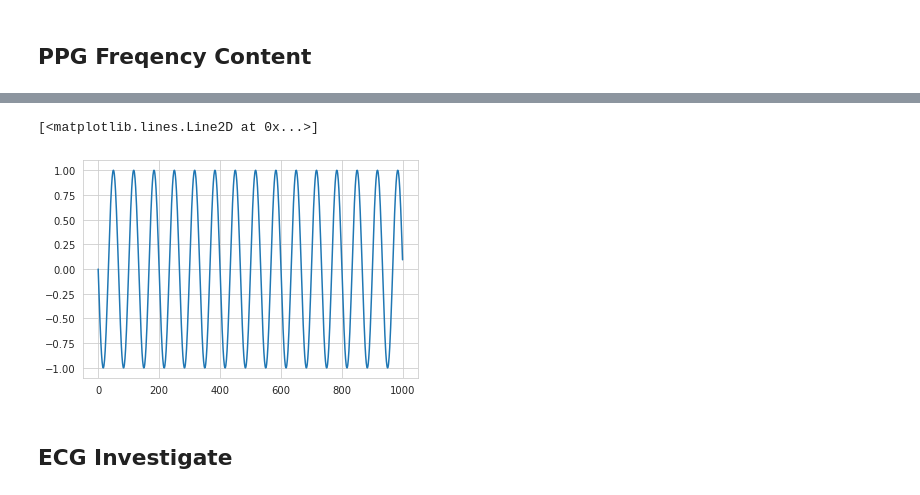
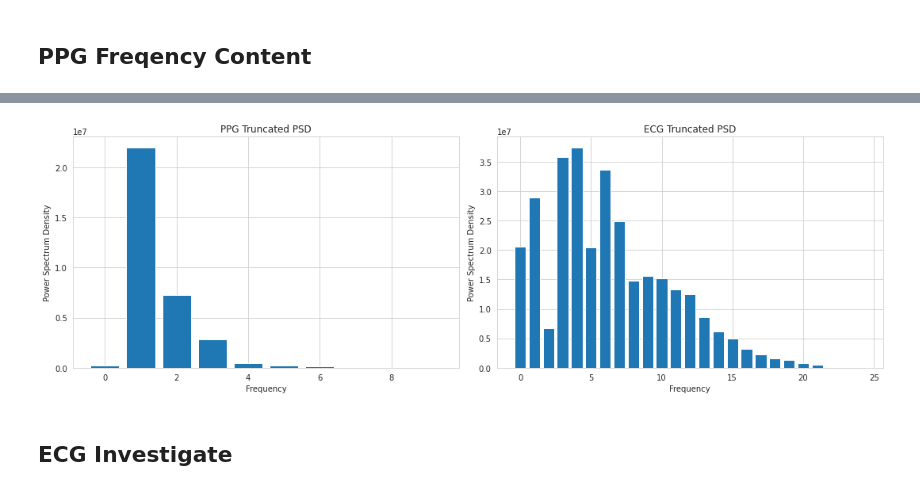
Before and after one commit to WHITSNAK/sta542-sp23, a Jupyter notebook: explore.ipynb, the cells around one changed output, grey strips where cells are left out. Drawn from its saved outputs; the diff is of its cells as text; code cells hidden in the pictures.

```diff
--- a/explore.ipynb
+++ b/explore.ipynb
@@ -272,8 +211,28 @@ plt.plot(ts, c1)
-# %%
-plt.plot(((np.cos(np.pi/2)+np.sin(np.pi/2)*1j) * np.exp(1j*2*np.pi*w*ts)).real)
-# %% [output]
-[<matplotlib.lines.Line2D at 0x...>]
-[figure, removed]
+# %%
+sns.set_style('whitegrid')
+
+fig, ax = plt.subplots(ncols=2, figsize=(15, 5))
+
+sr = pleth.iloc[20000+5:20000+200-3]
+ffts = np.fft.fft(sr)
+ffts[np.abs(ffts)**2 < 1000] = 0
+ax[0].bar(np.arange(10), np.abs(ffts[:10])**2)
+ax[0].set_title('PPG Truncated PSD')
+ax[0].set_xlabel('Frequency')
+ax[0].set_ylabel('Power Spectrum Density')
+
+sr = ecg1.iloc[20000:20180]
+ffts = np.fft.fft(sr)
+ffts[np.abs(ffts)**2 < 100000] = 0
+ax[1].bar(np.arange(25), np.abs(ffts[:25])**2)
+ax[1].set_title('ECG Truncated PSD')
+ax[1].set_xlabel('Frequency')
+ax[1].set_ylabel('Power Spectrum Density')
+
+fig.tight_layout()
+fig.show()
+# %% [output]
+[figure, added]
 # %% [markdown]
 ## ECG Investigate
 # %%
```
Also changed, not shown: parts of 9 cells of this notebook, 3 other files.
